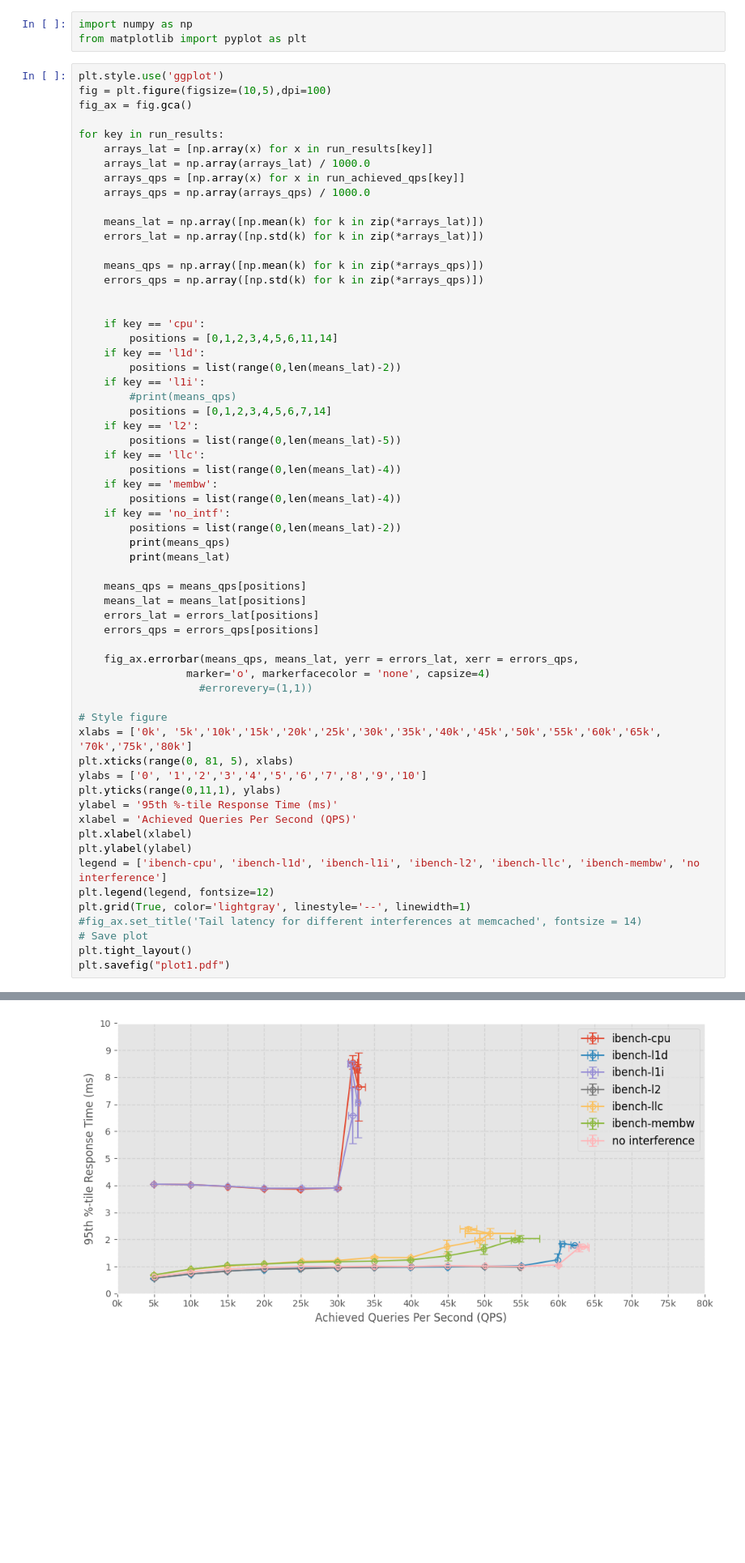
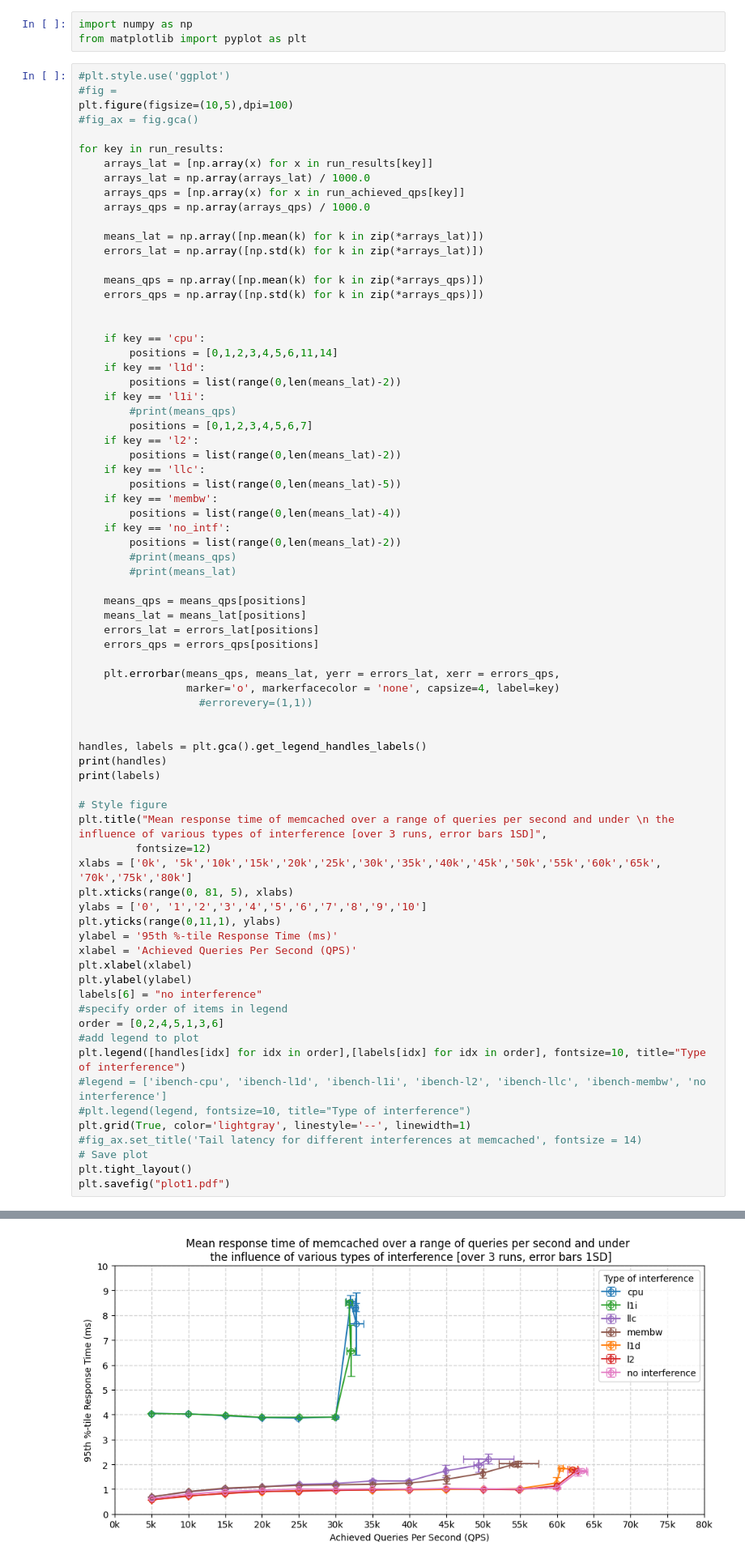
Before and after one commit to ixsanpe/cca-project, a Jupyter notebook: Plot1a.ipynb, the cells around one changed output, grey strips where cells are left out. Shown: that part at 81% size. Cells and saved outputs as stored; diff of their text form; blank space fills up the shorter version.

```diff
--- a/Plot1a.ipynb
+++ b/Plot1a.ipynb
@@ -53,9 +53,10 @@ for iname in int_types:
 import numpy as np
 from matplotlib import pyplot as plt
 # %%
-plt.style.use('ggplot')
-fig = plt.figure(figsize=(10,5),dpi=100)
-fig_ax = fig.gca()
+#plt.style.use('ggplot')
+#fig =
+plt.figure(figsize=(10,5),dpi=100)
+#fig_ax = fig.gca()
 
 for key in run_results:
     arrays_lat = [np.array(x) for x in run_results[key]]
@@ -76,28 +77,35 @@ for key in run_results:
         positions = list(range(0,len(means_lat)-2))
     if key == 'l1i':
         #print(means_qps)
-        positions = [0,1,2,3,4,5,6,7,14]
+        positions = [0,1,2,3,4,5,6,7]
     if key == 'l2':
+        positions = list(range(0,len(means_lat)-2))
+    if key == 'llc':
         positions = list(range(0,len(means_lat)-5))
-    if key == 'llc':
-        positions = list(range(0,len(means_lat)-4))
     if key == 'membw':
         positions = list(range(0,len(means_lat)-4))
     if key == 'no_intf':
         positions = list(range(0,len(means_lat)-2))
-        print(means_qps)
-        print(means_lat)
+        #print(means_qps)
+        #print(means_lat)
 
     means_qps = means_qps[positions]
     means_lat = means_lat[positions]
     errors_lat = errors_lat[positions]
     errors_qps = errors_qps[positions]
 
-    fig_ax.errorbar(means_qps, means_lat, yerr = errors_lat, xerr = errors_qps,
-                 marker='o', markerfacecolor = 'none', capsize=4)
+    plt.errorbar(means_qps, means_lat, yerr = errors_lat, xerr = errors_qps,
+                 marker='o', markerfacecolor = 'none', capsize=4, label=key)
                    #errorevery=(1,1))
 
+
+handles, labels = plt.gca().get_legend_handles_labels()
+print(handles)
+print(labels)
+
 # Style figure
+plt.title("Mean response time of memcached over a range of queries per second and under \n the influence of various types of interference [over 3 runs, error bars 1SD]",
+         fontsize=12)
 xlabs = ['0k', '5k','10k','15k','20k','25k','30k','35k','40k','45k','50k','55k','60k','65k', '70k','75k','80k']
 plt.xticks(range(0, 81, 5), xlabs)
 ylabs = ['0', '1','2','3','4','5','6','7','8','9','10']
@@ -106,8 +114,13 @@ ylabel = '95th %-tile Response Time (ms)'
 xlabel = 'Achieved Queries Per Second (QPS)'
 plt.xlabel(xlabel)
 plt.ylabel(ylabel)
-legend = ['ibench-cpu', 'ibench-l1d', 'ibench-l1i', 'ibench-l2', 'ibench-llc', 'ibench-membw', 'no interference']
-plt.legend(legend, fontsize=12)
+labels[6] = "no interference"
+#specify order of items in legend
+order = [0,2,4,5,1,3,6]
+#add legend to plot
+plt.legend([handles[idx] for idx in order],[labels[idx] for idx in order], fontsize=10, title="Type of interference")
+#legend = ['ibench-cpu', 'ibench-l1d', 'ibench-l1i', 'ibench-l2', 'ibench-llc', 'ibench-membw', 'no interference']
+#plt.legend(legend, fontsize=10, title="Type of interference")
 plt.grid(True, color='lightgray', linestyle='--', linewidth=1)
 #fig_ax.set_title('Tail latency for different interferences at memcached', fontsize = 14)
 # Save plot
@@ -123 +132 @@ plt.savefig("plot1.pdf")
-[figure, old version]
+[figure, new version]
```
Also changed, not shown: parts of 6 cells of this notebook, 11 other files.
